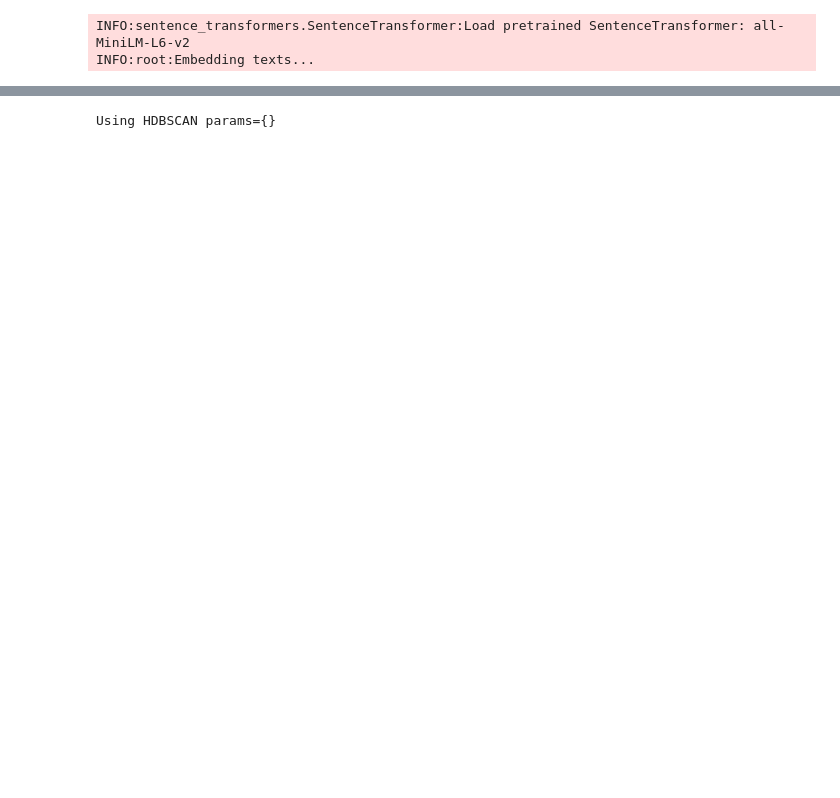
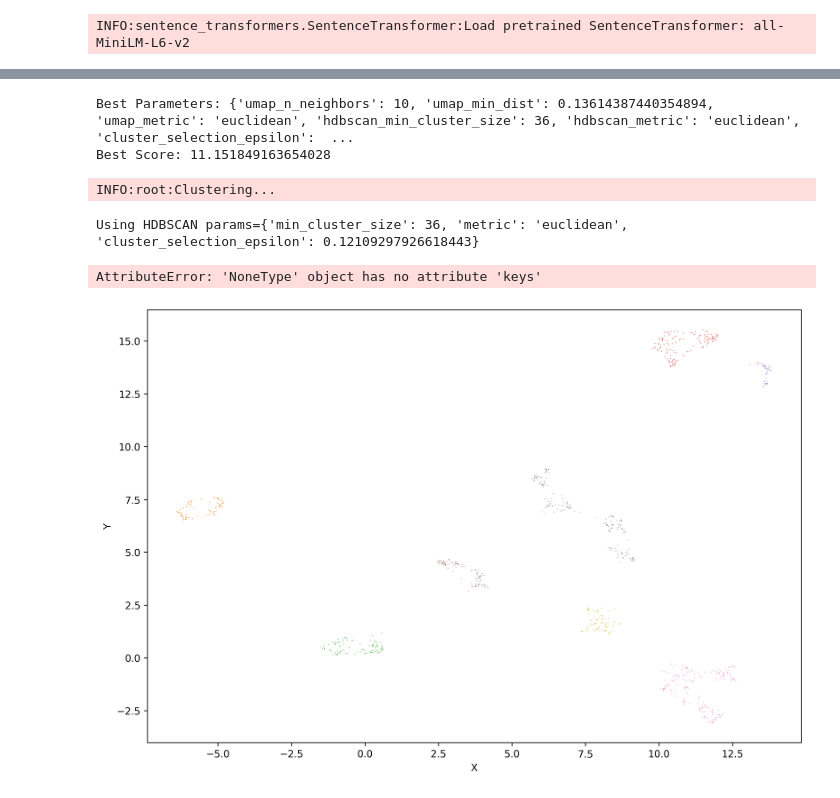
Before and after one commit to billingsmoore/easy_text_clustering, a Jupyter notebook: temp.ipynb, the cells around one changed output, grey strips where cells are left out. Drawn from its saved outputs; the diff is of its cells as text; code cells hidden in the pictures; blank space fills up the shorter version.

```diff
--- a/temp.ipynb
+++ b/temp.ipynb
@@ -1,6 +21,6 @@
 # %%
 from datasets import load_dataset
-from src.easy_text_clustering.clusterer import ClusterClassifier
+from easy_text_clustering.clusterer import ClusterClassifier
 
 SAMPLE = 100_000
 
@@ -8,7 +28,8 @@ texts = load_dataset('billingsmoore/text-clustering-example-data', split="train"
 
 cc = ClusterClassifier(summary_create=False)
 
-cc.fit(texts)
+cc.optimize_fit(texts)
+
+cc.show()
 # %% [output]
 INFO:sentence_transformers.SentenceTransformer:Load pretrained SentenceTransformer: all-MiniLM-L6-v2
-INFO:root:Embedding texts...
@@ -18 +53,6 @@ INFO:root:Clustering...
-Using HDBSCAN params={}
+Best Parameters: {'umap_n_neighbors': 10, 'umap_min_dist': 0.13614387440354894, 'umap_metric': 'euclidean', 'hdbscan_min_cluster_size': 36, 'hdbscan_metric': 'euclidean', 'cluster_selection_epsilon':  ...
+Best Score: 11.151849163654028
+INFO:root:Clustering...
+Using HDBSCAN params={'min_cluster_size': 36, 'metric': 'euclidean', 'cluster_selection_epsilon': 0.12109297926618443}
+AttributeError: 'NoneType' object has no attribute 'keys'
+[figure, added]
```
Also changed, not shown: parts of 8 cells of this notebook, 6 other files.
